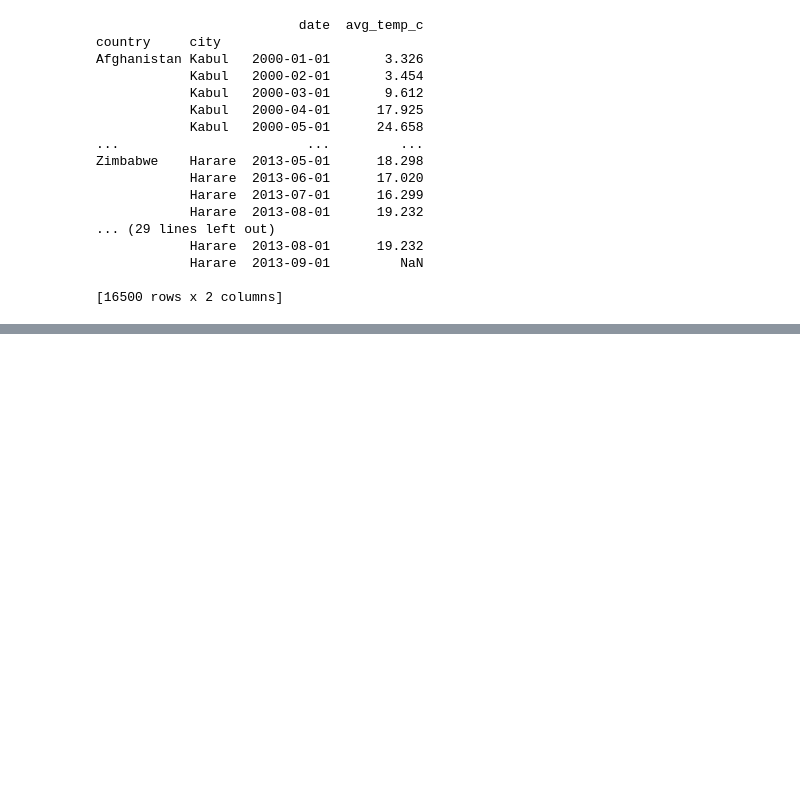
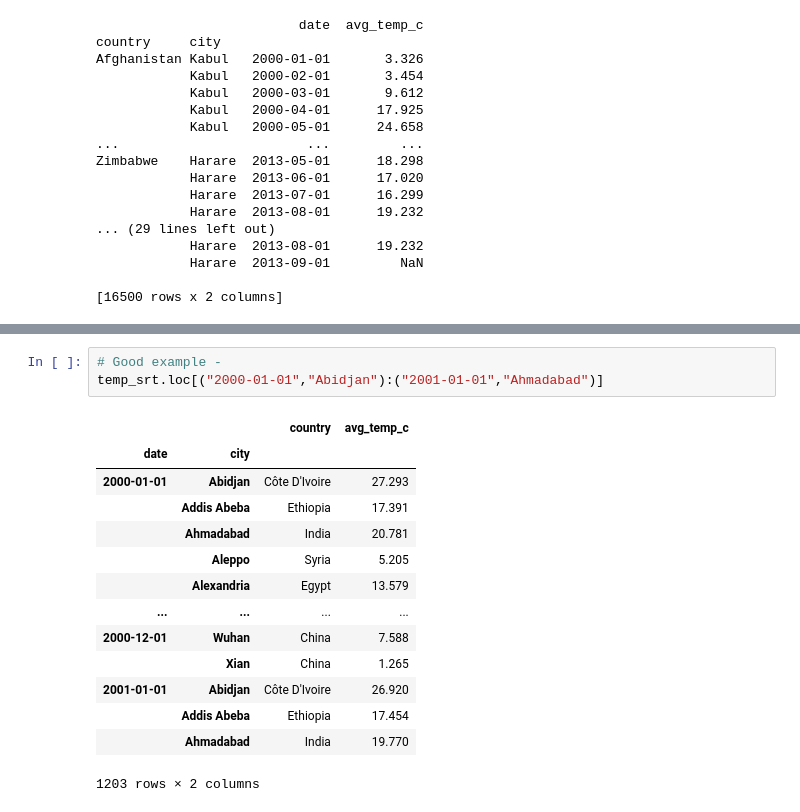
Before and after one commit to flyin01/dc, a Jupyter notebook: data_manipulation_w_pandas.ipynb, the cells around one changed output, grey strips where cells are left out. Cells and saved outputs as stored; diff of their text form; blank space fills up the shorter version.

```diff
--- a/data_manipulation_w_pandas.ipynb
+++ b/data_manipulation_w_pandas.ipynb
@@ -1502,0 +1589,18 @@ TBD
+# %%
+# Good example -
+temp_srt.loc[("2000-01-01","Abidjan"):("2001-01-01","Ahmadabad")]
+# %% [output]
+|  |  | country | avg_temp_c |
+| date | city |  |  |
+| 2000-01-01 | Abidjan | Côte D'Ivoire | 27.293 |
+|  | Addis Abeba | Ethiopia | 17.391 |
+|  | Ahmadabad | India | 20.781 |
+|  | Aleppo | Syria | 5.205 |
+|  | Alexandria | Egypt | 13.579 |
+| ... | ... | ... | ... |
+| 2000-12-01 | Wuhan | China | 7.588 |
+|  | Xian | China | 1.265 |
+| 2001-01-01 | Abidjan | Côte D'Ivoire | 26.920 |
+|  | Addis Abeba | Ethiopia | 17.454 |
+|  | Ahmadabad | India | 19.770 |
+1203 rows × 2 columns
```
Also changed, not shown: parts of 21 cells of this notebook.
